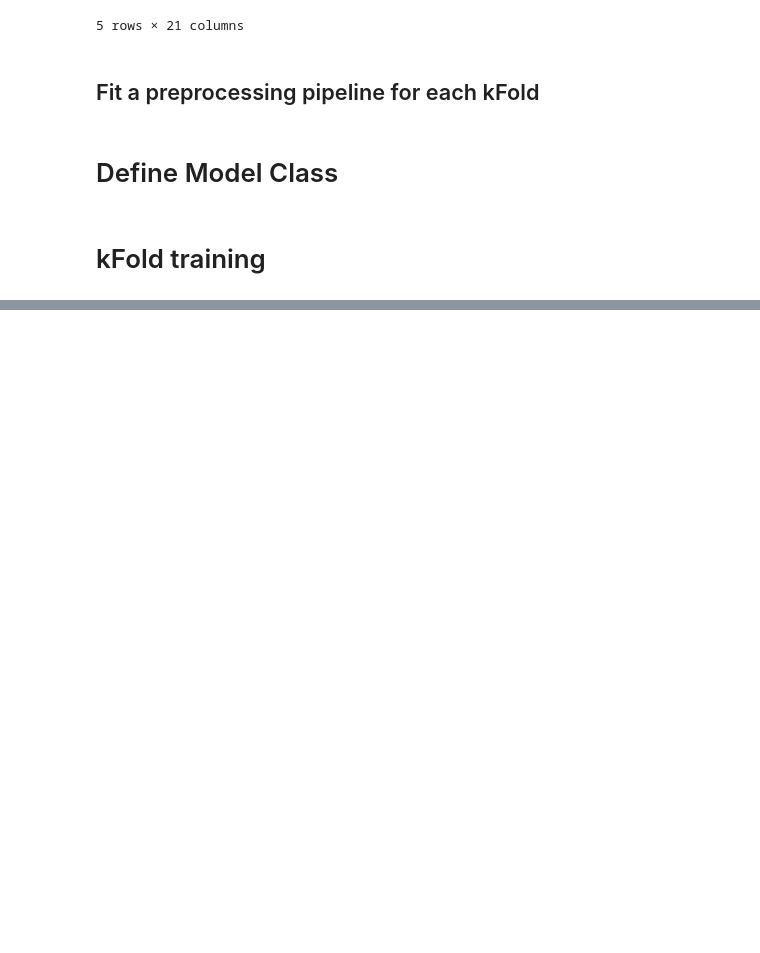
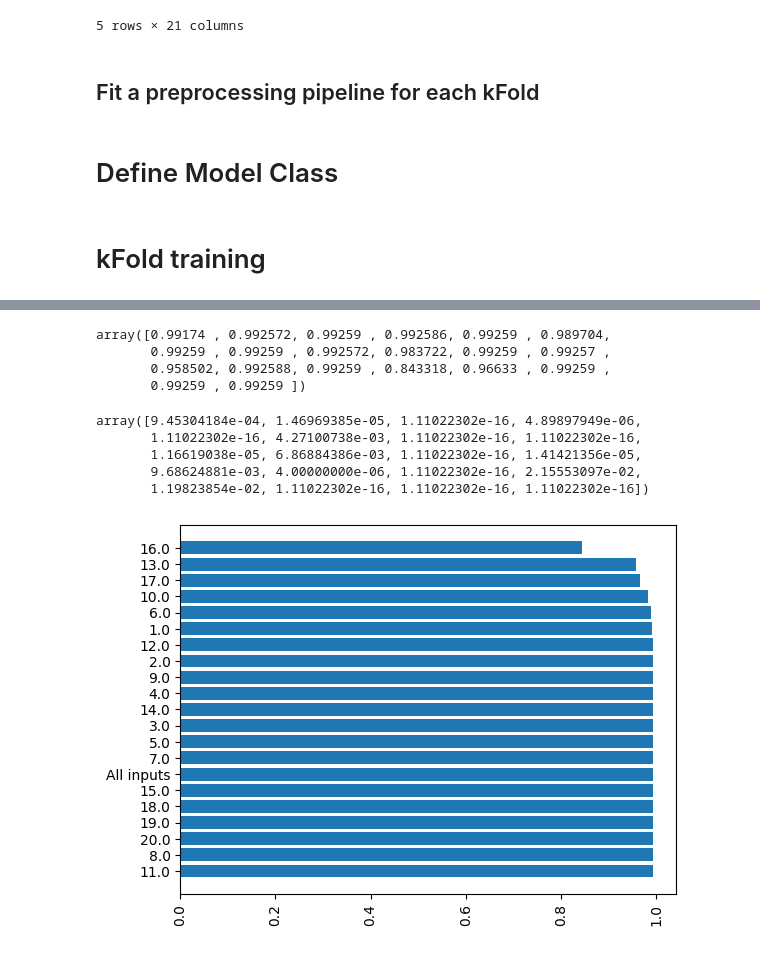
Before and after one commit to natmourajr/SonarClassification, a Jupyter notebook: notebooks/3 - train_models.ipynb, the cells around one changed output, grey strips where cells are left out. Cells and saved outputs as stored; diff of their text form; code cells hidden in the pictures; blank space fills up the shorter version.

```diff
--- a/notebooks/3 - train_models.ipynb
+++ b/notebooks/3 - train_models.ipynb
@@ -449,0 +605,49 @@ trn_data.shape
+# %%
+np.mean(figure_of_merit_relevance_matrix,axis=0)
+# %% [output]
+array([0.99174 , 0.992572, 0.99259 , 0.992586, 0.99259 , 0.989704,
+       0.99259 , 0.99259 , 0.992572, 0.983722, 0.99259 , 0.99257 ,
+       0.958502, 0.992588, 0.99259 , 0.843318, 0.96633 , 0.99259 ,
+       0.99259 , 0.99259 ])
+# %%
+np.std(figure_of_merit_relevance_matrix,axis=0)
+# %% [output]
+array([9.45304184e-04, 1.46969385e-05, 1.11022302e-16, 4.89897949e-06,
+       1.11022302e-16, 4.27100738e-03, 1.11022302e-16, 1.11022302e-16,
+       1.16619038e-05, 6.86884386e-03, 1.11022302e-16, 1.41421356e-05,
+       9.68624881e-03, 4.00000000e-06, 1.11022302e-16, 2.15553097e-02,
+       1.19823854e-02, 1.11022302e-16, 1.11022302e-16, 1.11022302e-16])
+# %%
+import matplotlib.pyplot as plt
+
+
+index = np.arange(1,data.shape[1]+1)[:,np.newaxis]
+rel_mean = np.mean(figure_of_merit_relevance_matrix,axis=0)[:,np.newaxis]
+rel_std = np.std(figure_of_merit_relevance_matrix,axis=0)[:,np.newaxis]
+
+df_relevance = pd.DataFrame(data=np.concatenate((index, rel_mean, rel_std),axis=1),
+                            columns=['input', 'mean', 'std'])
+df_relevance = df_relevance.astype({"input": str, "mean": float, "std": float})
+
+
+index = 'All inputs'
+rel_mean = np.mean(figure_of_merit_relevance_refence,axis=0)
+rel_std = np.std(figure_of_merit_relevance_refence,axis=0)
+
+df_reference = pd.DataFrame(data=(index, rel_mean[0], rel_std[0])).T
+df_reference = df_reference.rename(columns={0:'input', 1:'mean', 2:'std'})
+
+df_relevance = pd.concat([df_relevance, df_reference], axis=0)
+
+df_relevance = df_relevance.sort_values(by=['mean'], ascending=False)
+
+
+plt.barh(df_relevance['input'], df_relevance['mean'])
+plt.xticks(rotation=90)
+plt.show()
+#df_relevance = np.sort(df_relevance, order=['mean', 'std']) # Sort by mean, then std if means are equal
+
+#plt.barh(np.arange(1,data.shape[1]+1),np.mean(figure_of_merit_relevance_matrix,axis=0))
+#plt.show()
+# %% [output]
+[figure, added]
```
Also changed, not shown: parts of 16 cells of this notebook, 2 other files.
